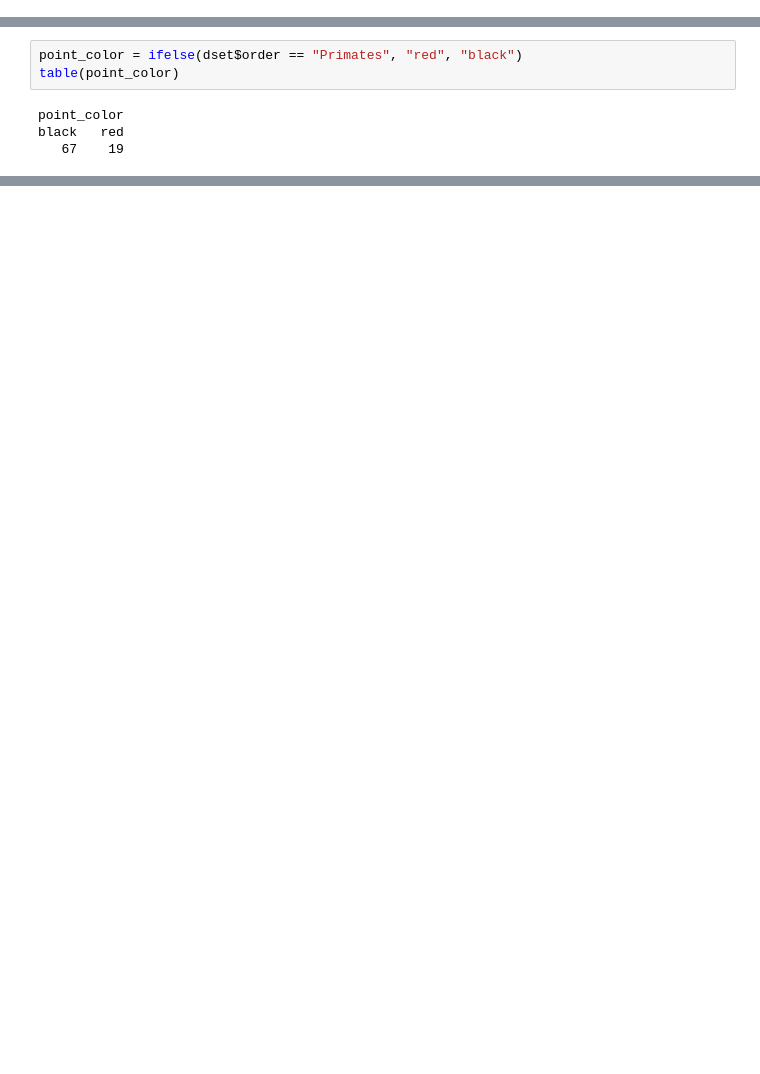
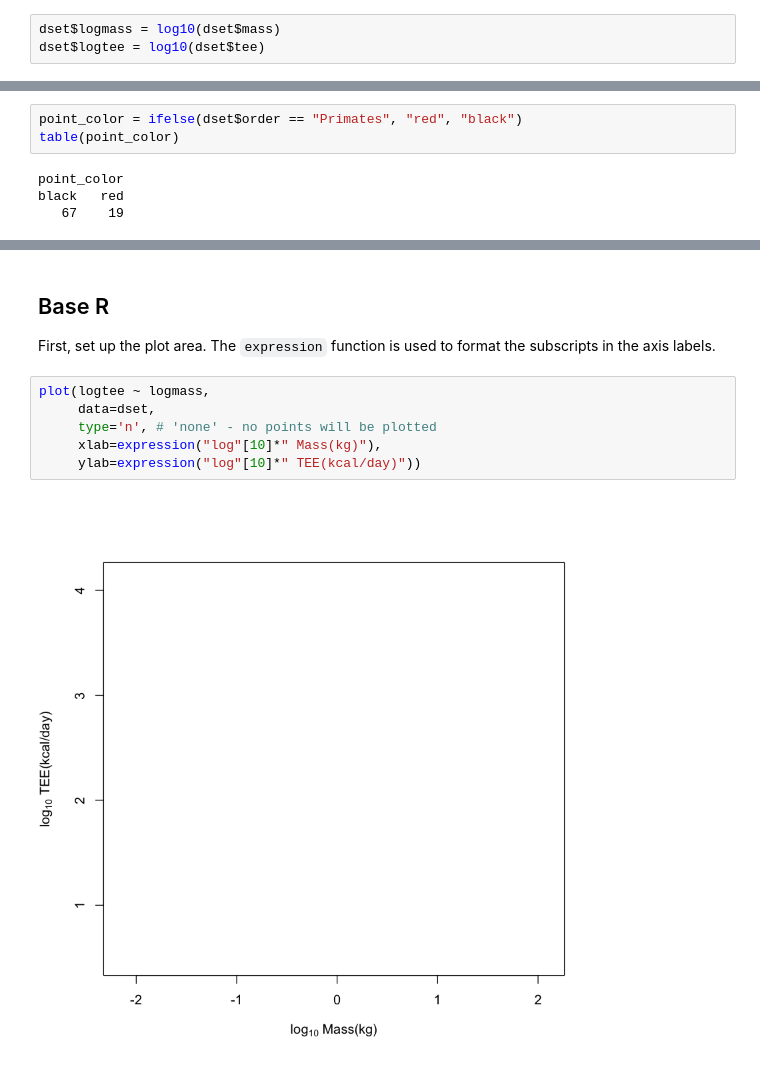
Before and after one commit to ryanraaum/bioanth-plots, a Jupyter notebook: Energy Expenditure in R.ipynb, the cells around one changed output, grey strips where cells are left out. Drawn from its saved outputs; the diff is of its cells as text; blank space fills up the shorter version.

Commit message:
mostly done with base R version

```diff
--- a/Energy Expenditure in R.ipynb
+++ b/Energy Expenditure in R.ipynb
@@ -27 +29,4 @@ str(dset)
+# %%
+dset$logmass = log10(dset$mass)
+dset$logtee = log10(dset$tee)
 # %% [markdown]
@@ -45,0 +68,12 @@ fill open
+# %% [markdown]
+## Base R
+
+First, set up the plot area. The `expression` function is used to format the subscripts in the axis labels.
+# %%
+plot(logtee ~ logmass,
+     data=dset,
+     type='n', # 'none' - no points will be plotted
+     xlab=expression("log"[10]*" Mass(kg)"),
+     ylab=expression("log"[10]*" TEE(kcal/day)"))
+# %% [output]
+[figure, added]
```
Also changed, not shown: parts of 15 cells of this notebook.
